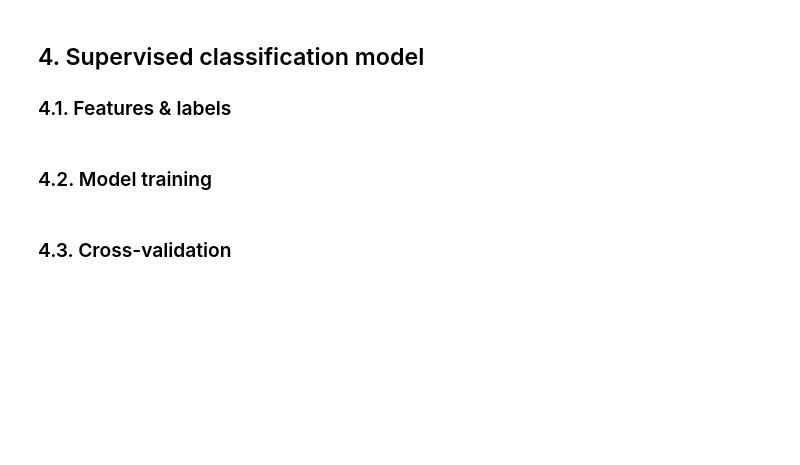
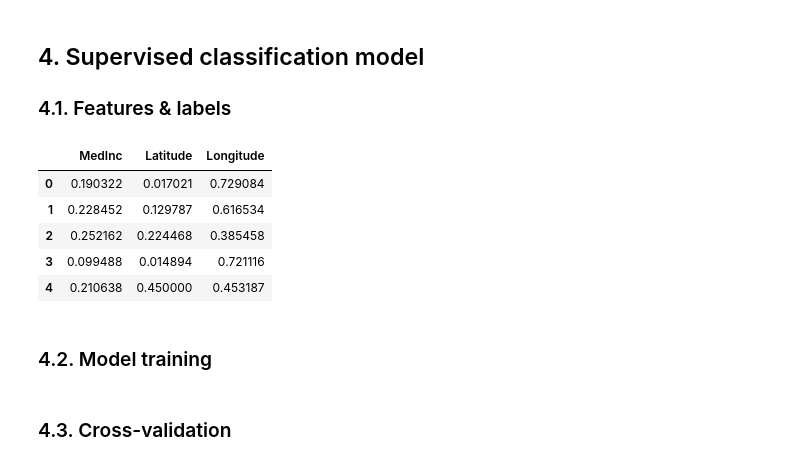
Before and after one commit to 4GeeksAcademy/helloklow-k-means-project, a Jupyter notebook: src/mvp.ipynb, the cells around one changed output. Drawn from its saved outputs; the diff is of its cells as text; code cells hidden in the pictures; blank space fills up the shorter version.

```diff
--- a/src/mvp.ipynb
+++ b/src/mvp.ipynb
@@ -168,6 +183,16 @@ plt.show()
 ### 4.1. Features & labels
 # %%
 # Re-seperate the feaurtes and labels to train a supervised classifier
+labels=scaled_training_data['cluster'].reset_index(drop=True)
+features=scaled_training_data.drop('cluster', axis=1).reset_index(drop=True)
+features.head()
+# %% [output]
+|  | MedInc | Latitude | Longitude |
+| 0 | 0.190322 | 0.017021 | 0.729084 |
+| 1 | 0.228452 | 0.129787 | 0.616534 |
+| 2 | 0.252162 | 0.224468 | 0.385458 |
+| 3 | 0.099488 | 0.014894 | 0.721116 |
+| 4 | 0.210638 | 0.450000 | 0.453187 |
 # %% [markdown]
 ### 4.2. Model training
 # %%
```
Also changed, not shown: parts of 8 cells of this notebook.
